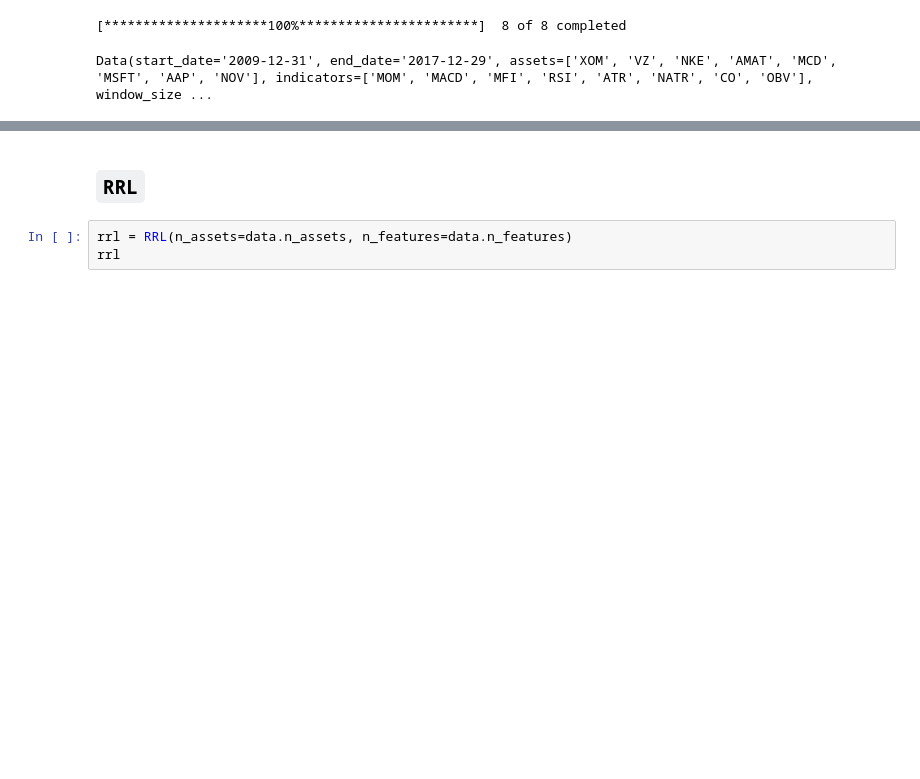
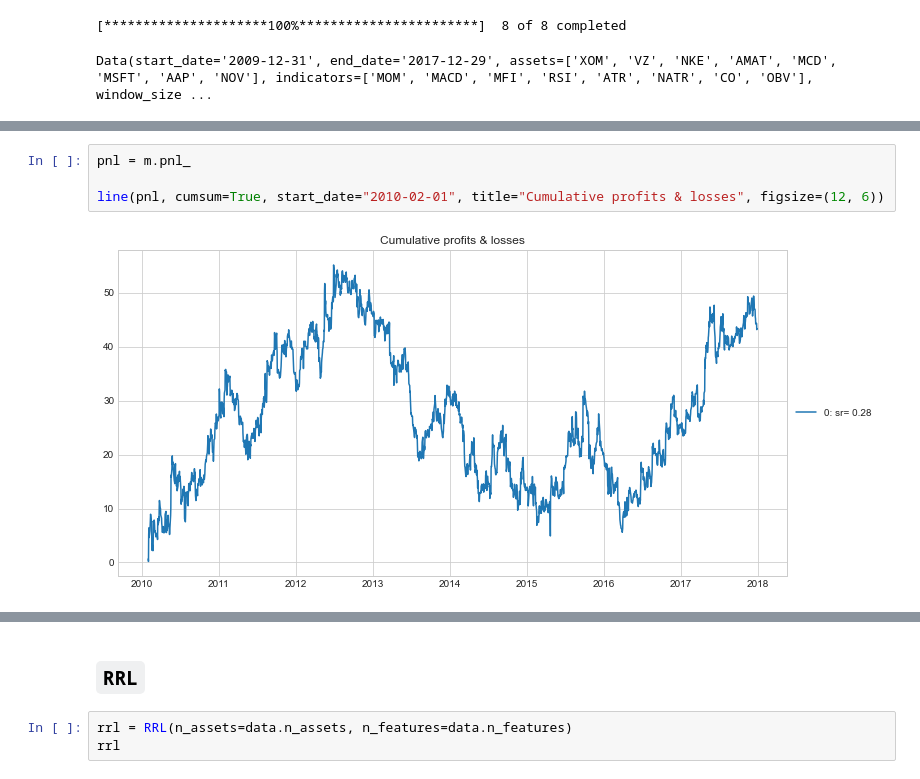
Before and after one commit to PeDiot/rrl-trading-system, a Jupyter notebook: notebook.ipynb, the cells around one changed output, grey strips where cells are left out. Cells and saved outputs as stored; diff of their text form; blank space fills up the shorter version.

```diff
--- a/notebook.ipynb
+++ b/notebook.ipynb
@@ -32,0 +61,6 @@ Data(start_date='2009-12-31', end_date='2017-12-29', assets=['XOM', 'VZ', 'NKE',
+# %%
+pnl = m.pnl_
+
+line(pnl, cumsum=True, start_date="2010-02-01", title="Cumulative profits & losses", figsize=(12, 6))
+# %% [output]
+[figure, added]
```
Also changed, not shown: parts of 13 cells of this notebook.
